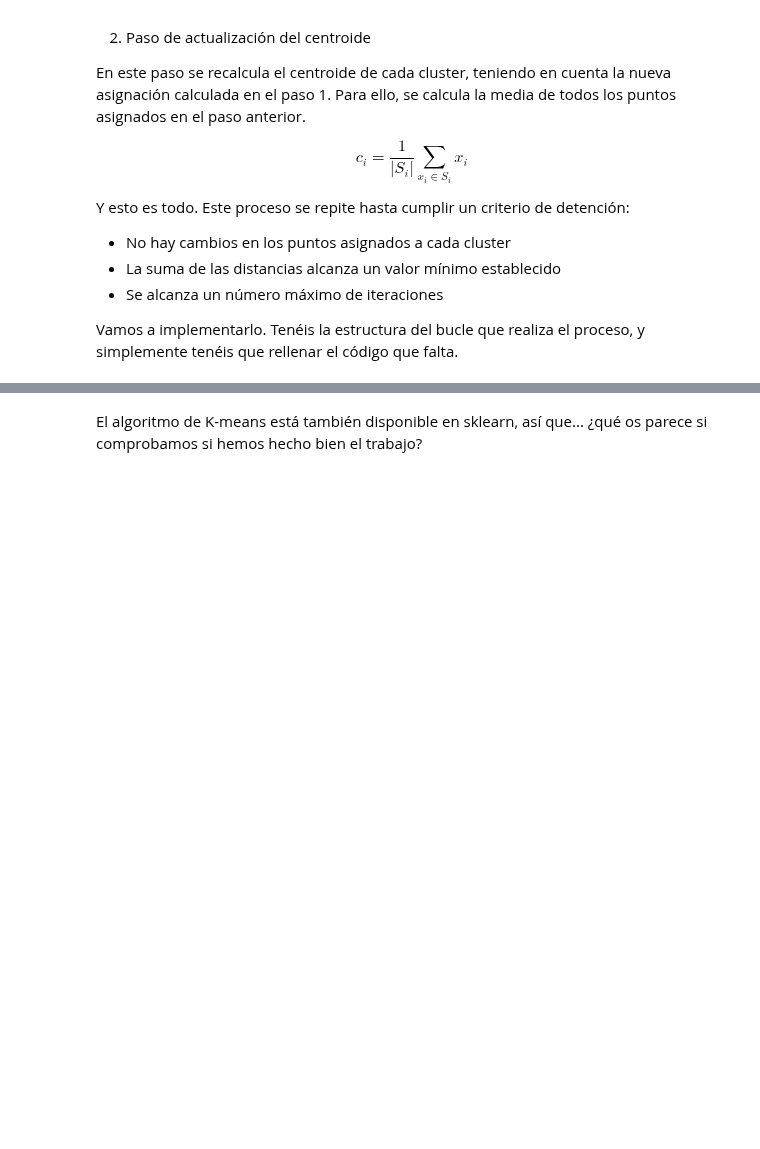
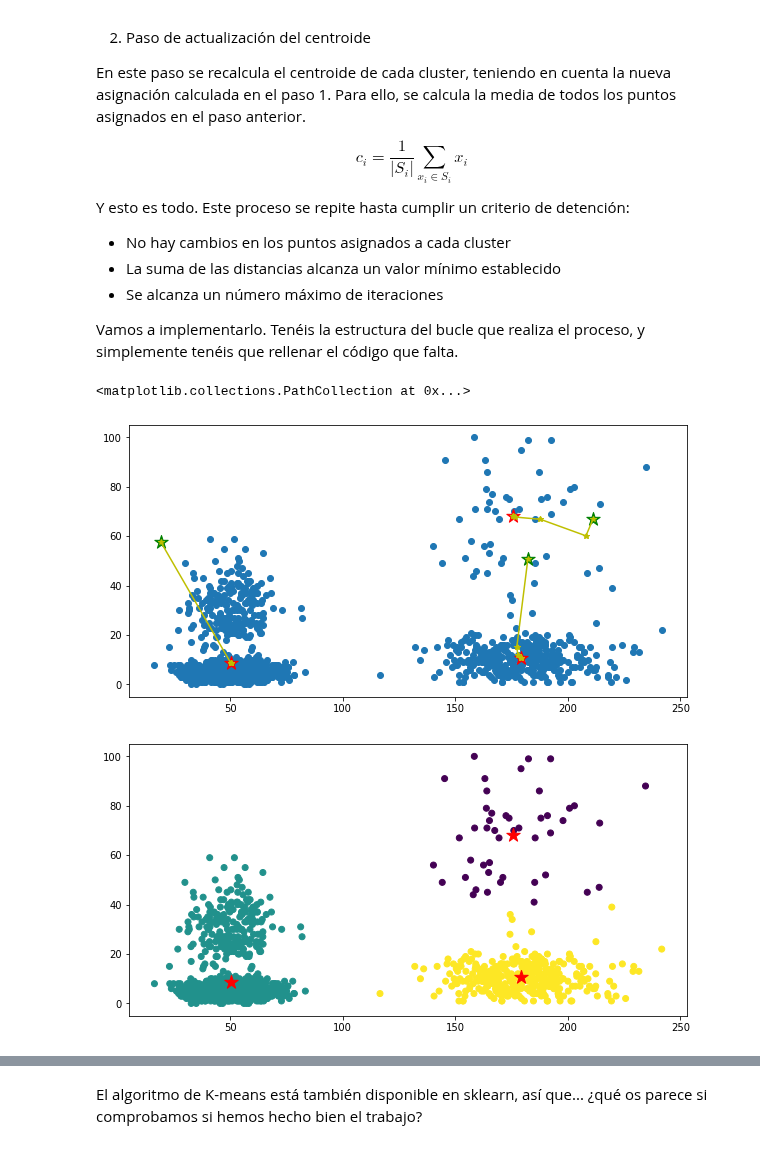
Before and after one commit to GZabalaG/AIMaster, a Jupyter notebook: Not_Supervised/N1_1_Métodos_de_clustering_basados_en_particiones.ipynb, the cells around one changed output, grey strips where cells are left out. Drawn from its saved outputs; the diff is of its cells as text; code cells hidden in the pictures; blank space fills up the shorter version.

```diff
--- a/Not_Supervised/N1_1_Métodos_de_clustering_basados_en_particiones.ipynb
+++ b/Not_Supervised/N1_1_Métodos_de_clustering_basados_en_particiones.ipynb
@@ -123,7 +134,7 @@ while iterando:
         # distancia_euclidiana_grupo.
 
         # P1
-        distancia_punto_a_centros = ## P1. Tu código aquí ##
+        distancia_punto_a_centros = distancia_euclidiana_grupo(Dx[i], cDx)
 
         # Una vez calculada la distancia, necesitamos averiguar el índice de
         # la distancia mínima. Para ello, podemos usar la función argmin de numpy.
@@ -132,34 +143,38 @@ while iterando:
 
     # Calcular los nuevos centros
     for k in range(K):
         # Necesitamos recalcular la media de las coordenadas de los elementos
         # asignados a cada cluster. Recordad que cDx es la matriz donde almacenamos
         # los centroides, así que tendrá la forma (k, 2).
 
         # Para calcular la media de los elementos de un cluster, primero necesitamos
         # saber qué elementos pertenecen a ese cluster, lo cual podemos obtener usando
         # `Dyp` y `k`. Esto nos devolverá un vector de booleanos que podremos usar con
         # `Dx` para obtener las coordenadas de los elementos del cluster `k`. Una vez
         # disponemos de dichas coordenadas, simplemente tenemos que calcular la media.
         # Tened en cuenta que `np.mean` reduce la media a 1 único valor, y nosotros
         # necesitamos 2 valores, uno para la coordenada x y otro para la y.
         # Podéis usar el argumento `axis` para indicarle a np.mean sobre qué dimensión
         # de la matriz de puntos `Dx` queréis realizar la media.
 
         # P2
-        cDx[k,:] = ## P2. Tu código aquí ##
+        cDx[k,:] = np.mean(Dx[Dyp==k, :], axis=0)
 
     for k in np.arange(K):
         ax.plot( [cDx_ant[k,0], cDx[k,0]],[cDx_ant[k,1], cDx[k,1]], linestyle='-', marker='*', c='y')
 
     iterando = (np.absolute(np.sum(cDx-cDx_ant)) > 0.00001)
 
 ax.scatter(cDx[:,0],cDx[:,1], marker='*', s=200, c='r')
 
 # Ver asignaciones finales
 fig, ax = plt.subplots(figsize=(10,5))
 ax.scatter(Dx[:,0],Dx[:,1], c=Dyp)
 ax.scatter(cDx[:,0],cDx[:,1], marker='*', s=200, c='r')
+# %% [output]
+<matplotlib.collections.PathCollection at 0x...>
+[figure, added]
+[figure, added]
 # %%
 from sklearn.metrics.cluster import contingency_matrix
 
```
Also changed, not shown: parts of 13 cells of this notebook.
